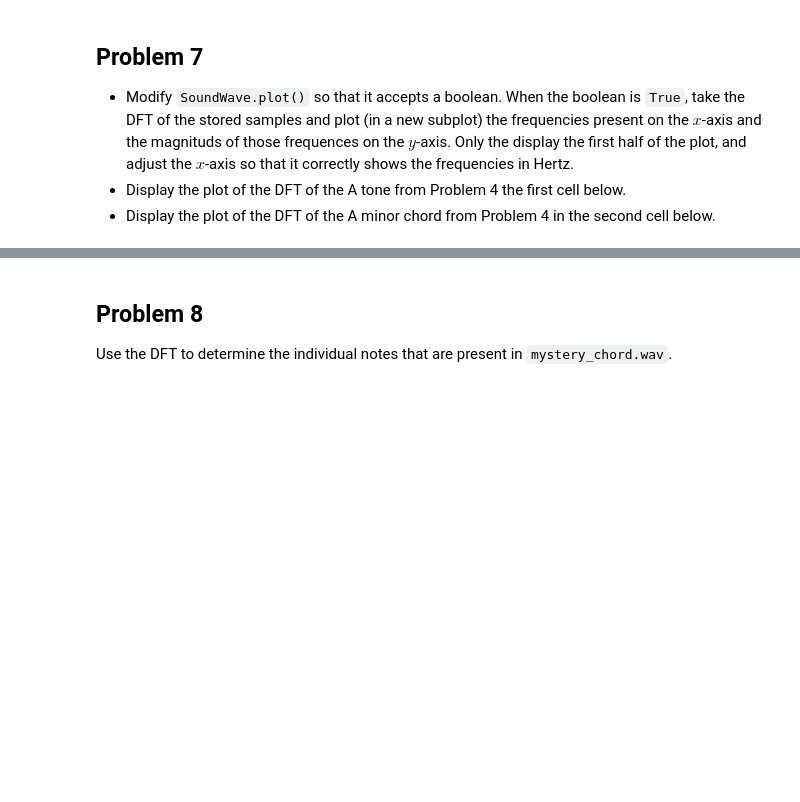
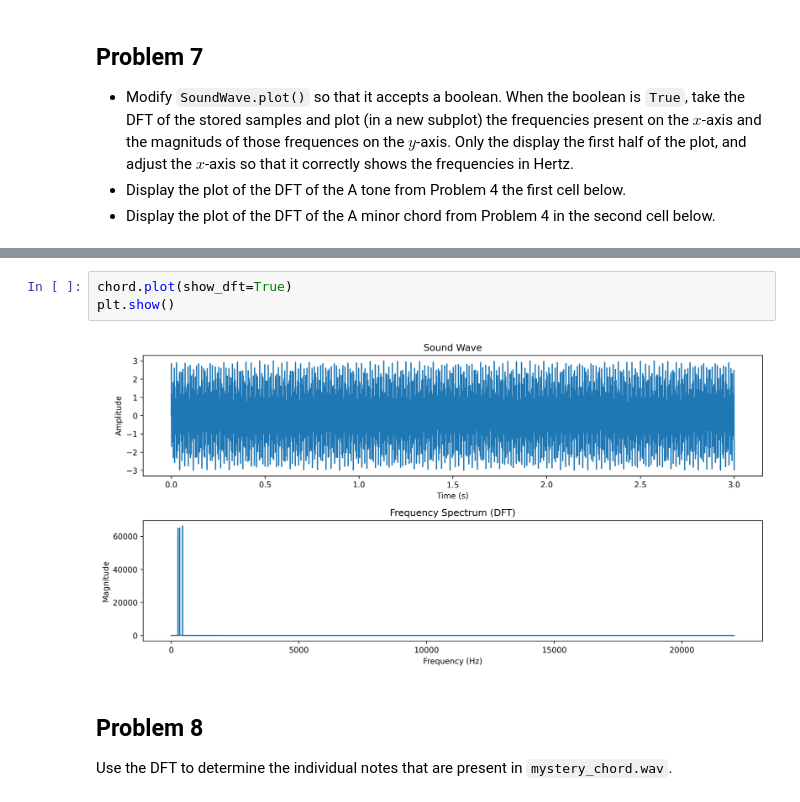
Before and after one commit to Juktong/learning_from_data_fourier, a Jupyter notebook: fourier_transform.ipynb, the cells around one changed output, grey strips where cells are left out. Cells and saved outputs as stored; diff of their text form; blank space fills up the shorter version.

```diff
--- a/fourier_transform.ipynb
+++ b/fourier_transform.ipynb
@@ -334,3 +327,8 @@ Error:
+# %%
+chord.plot(show_dft=True)
+plt.show()
+# %% [output]
+[figure, added]
 # %% [markdown]
 ## Problem 8
 
```
Also changed, not shown: parts of 13 cells of this notebook.
